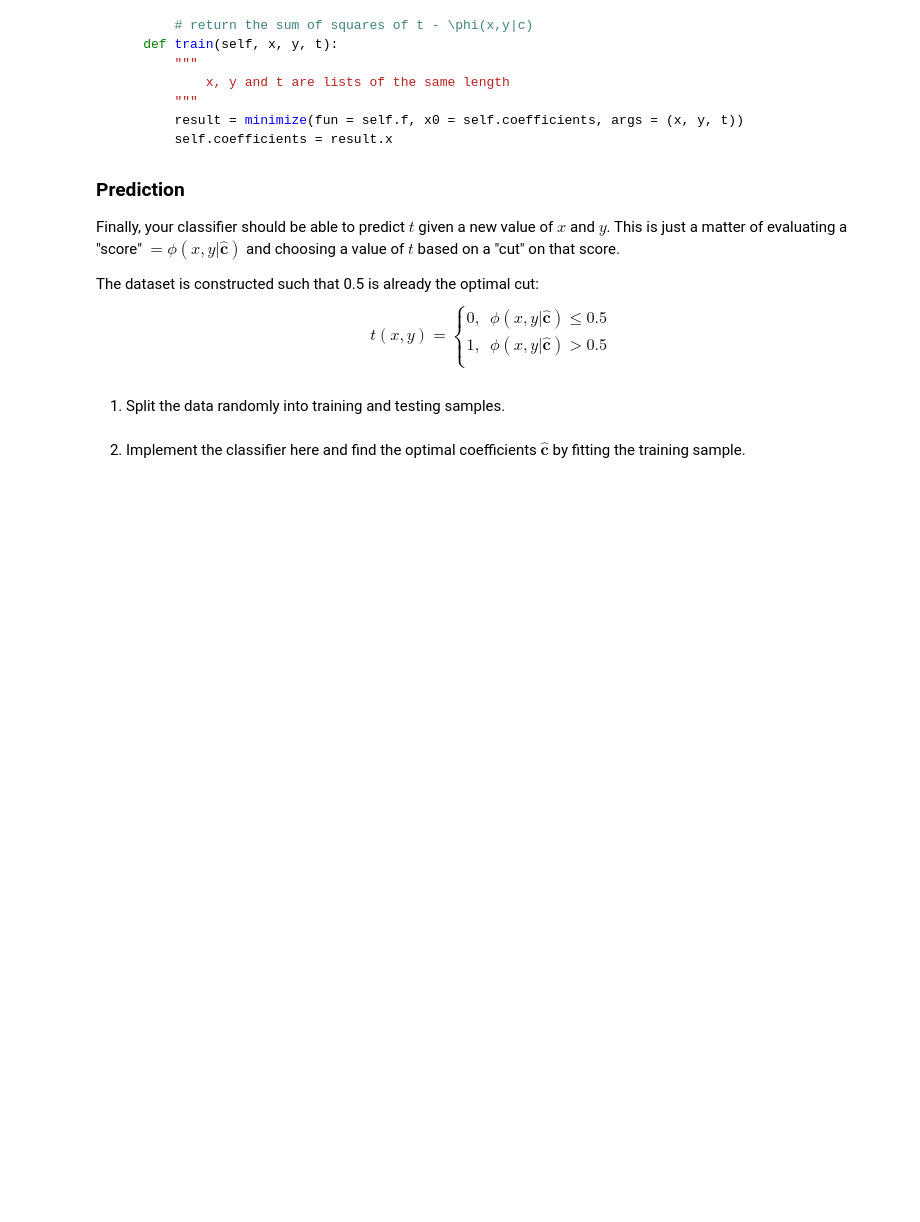
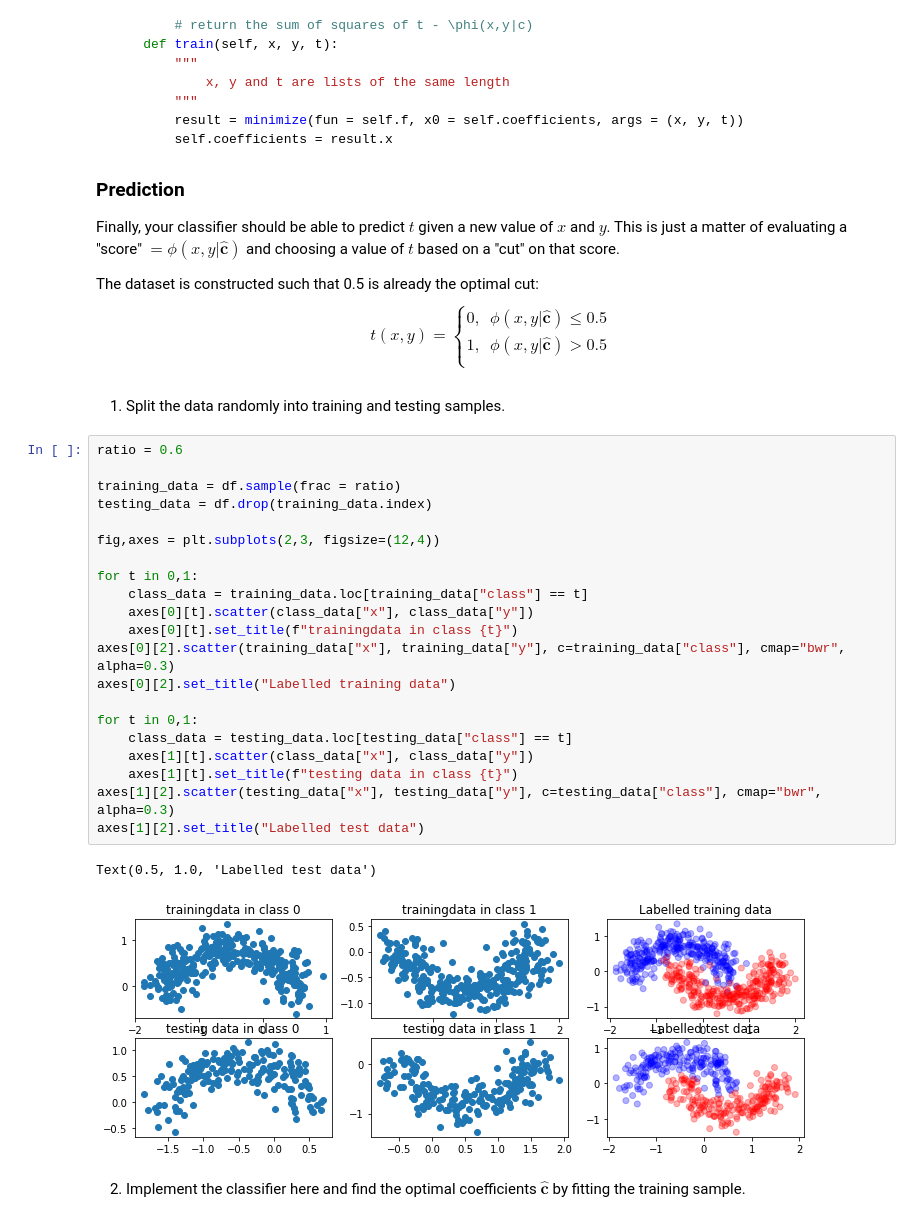
Before and after one commit to Leonhard-Moske/SMDA2, a Jupyter notebook: exercise2/Exercise02_2.ipynb, the cells around one changed output. Drawn from its saved outputs; the diff is of its cells as text; blank space fills up the shorter version.

Commit message:
classifier rdy plots not

```diff
--- a/exercise2/Exercise02_2.ipynb
+++ b/exercise2/Exercise02_2.ipynb
@@ -90,5 +90,29 @@ t(x,y) =
 $$
 # %% [markdown]
 1) Split the data randomly into training and testing samples.
+# %%
+ratio = 0.6
+
+training_data = df.sample(frac = ratio)
+testing_data = df.drop(training_data.index)
+
+fig,axes = plt.subplots(2,3, figsize=(12,4))
+
+for t in 0,1:
+    class_data = training_data.loc[training_data["class"] == t]
+    axes[0][t].scatter(class_data["x"], class_data["y"])
+    axes[0][t].set_title(f"trainingdata in class {t}")
+axes[0][2].scatter(training_data["x"], training_data["y"], c=training_data["class"], cmap="bwr", alpha=0.3)
+axes[0][2].set_title("Labelled training data")
+
+for t in 0,1:
+    class_data = testing_data.loc[testing_data["class"] == t]
+    axes[1][t].scatter(class_data["x"], class_data["y"])
+    axes[1][t].set_title(f"testing data in class {t}")
+axes[1][2].scatter(testing_data["x"], testing_data["y"], c=testing_data["class"], cmap="bwr", alpha=0.3)
+axes[1][2].set_title("Labelled test data")
+# %% [output]
+Text(0.5, 1.0, 'Labelled test data')
+[figure, added]
 # %% [markdown]
 2) Implement the classifier here and find the optimal coefficients $\mathbf{\hat{c}}$ by fitting the training sample.
```
Also changed, not shown: parts of 3 cells of this notebook, 1 other file.
